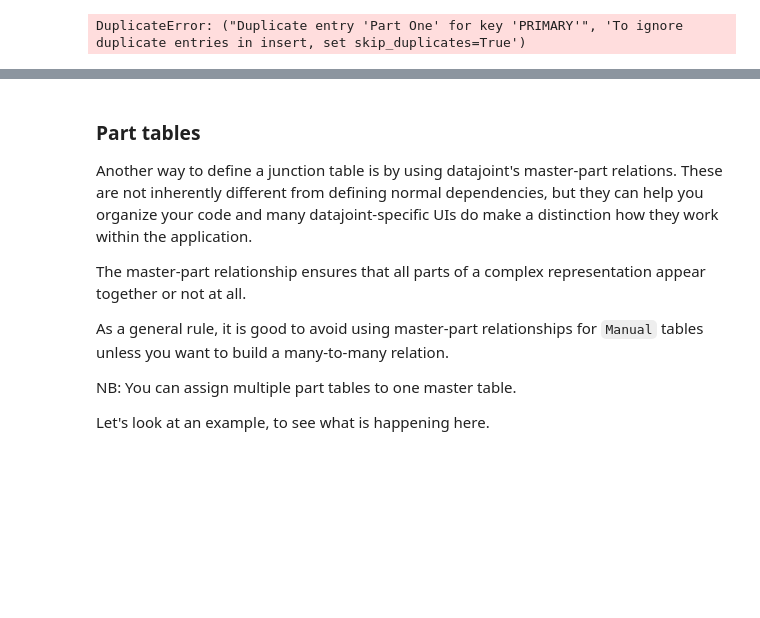
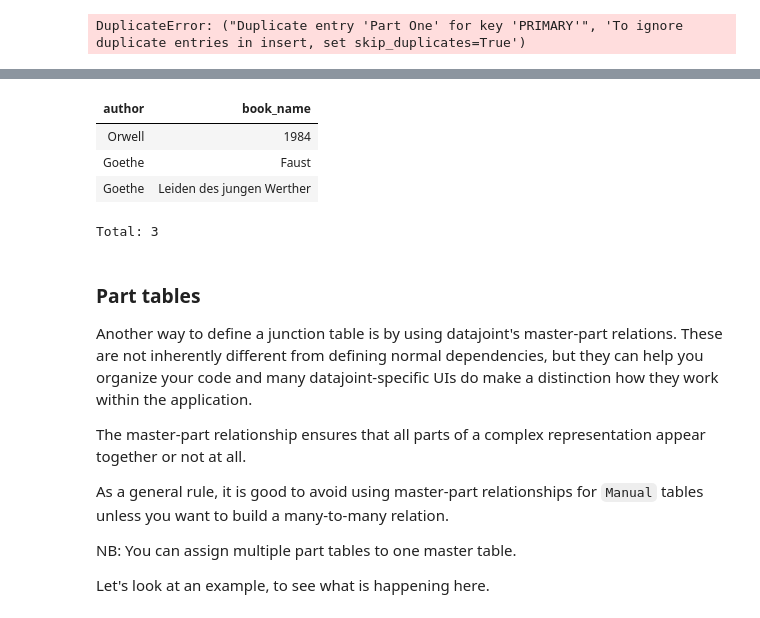
Before and after one commit to AliceCMos/PythonDataCourse, a Jupyter notebook: Lectures/Lecture6/lecture6.ipynb, the cells around one changed output, grey strips where cells are left out. Cells and saved outputs as stored; diff of their text form; code cells hidden in the pictures; blank space fills up the shorter version.

```diff
--- a/Lectures/Lecture6/lecture6.ipynb
+++ b/Lectures/Lecture6/lecture6.ipynb
@@ -168,6 +170,14 @@ Author.insert1({'author':'Orwell'})
 AuthorBook.insert1({'book_name':'Faust', 'author':'Goethe'})
 AuthorBook.insert1({'book_name':'Leiden des jungen Werther', 'author':'Goethe'})
 AuthorBook.insert1({'book_name':'1984', 'author':'Orwell'})
+# %%
+AuthorBook()
+# %% [output]
+| author | book_name |
+| Orwell | 1984 |
+| Goethe | Faust |
+| Goethe | Leiden des jungen Werther |
+Total: 3
 # %% [markdown]
 ### Part tables
 
```
Also changed, not shown: parts of 7 cells of this notebook, 2 other files.
